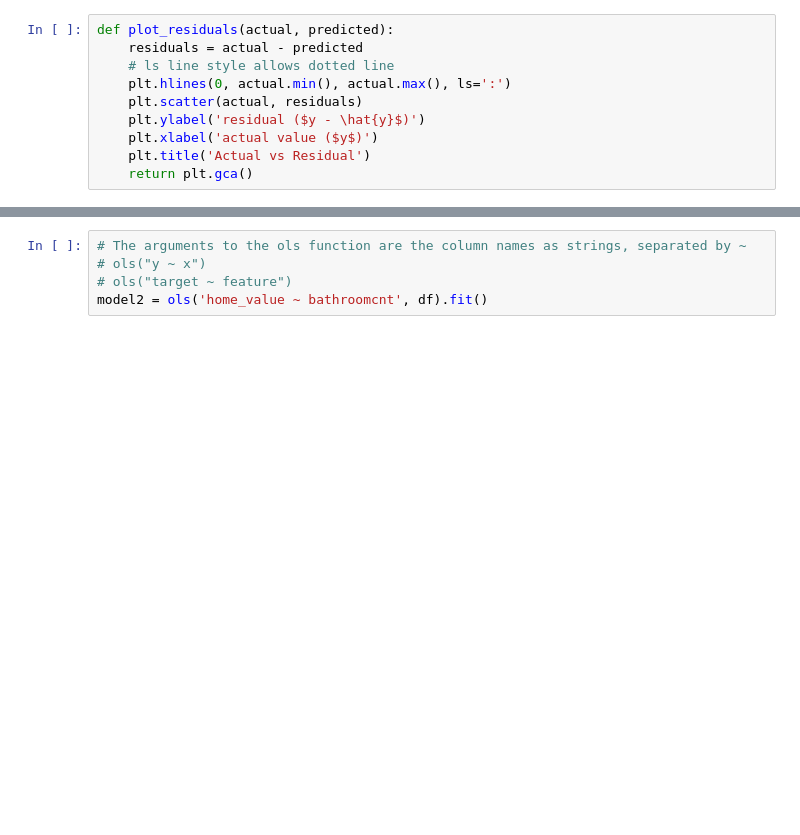
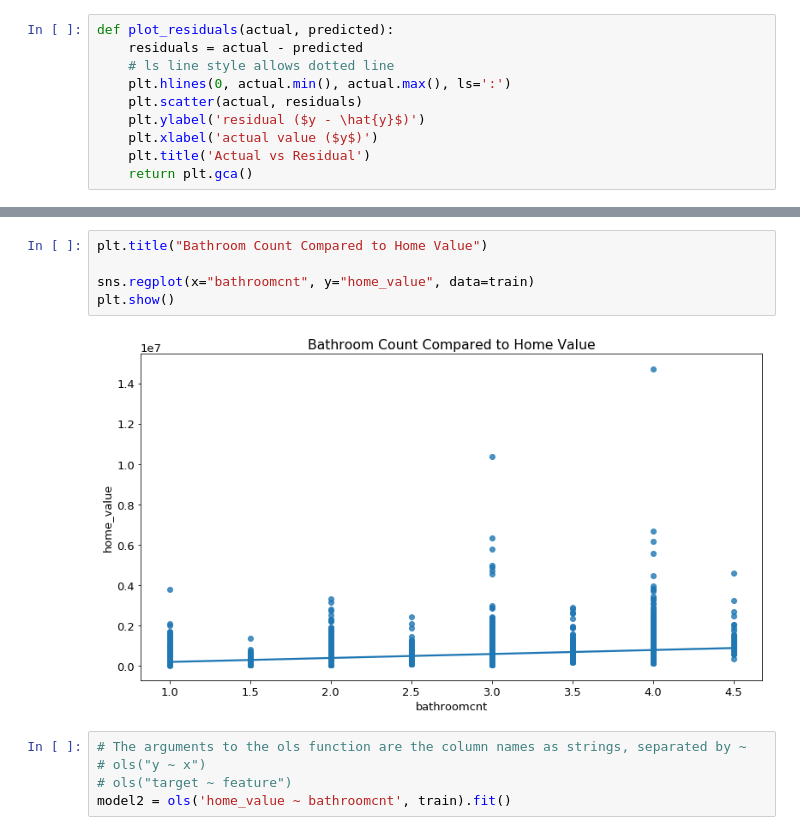
Before and after one commit to Brandon-Martinez27/zillow_regression_project, a Jupyter notebook: model_g.ipynb, the cells around one changed output, grey strips where cells are left out. Saved outputs shown, nothing was run; the diff lists cells and outputs as text; blank space fills up the shorter version.

```diff
--- a/model_g.ipynb
+++ b/model_g.ipynb
@@ -220,8 +200,15 @@ plot_residuals(evaluate.y, evaluate.yhat)
+# %%
+plt.title("Bathroom Count Compared to Home Value")
+
+sns.regplot(x="bathroomcnt", y="home_value", data=train)
+plt.show()
+# %% [output]
+[figure, added]
 # %%
 # The arguments to the ols function are the column names as strings, separated by ~
 # ols("y ~ x")
 # ols("target ~ feature")
-model2 = ols('home_value ~ bathroomcnt', df).fit()
+model2 = ols('home_value ~ bathroomcnt', train).fit()
 # %%
 # Pre req 3, calculate residuals/error
 evaluate = pd.DataFrame()
```
Also changed, not shown: parts of 92 cells of this notebook, 4 other files.
